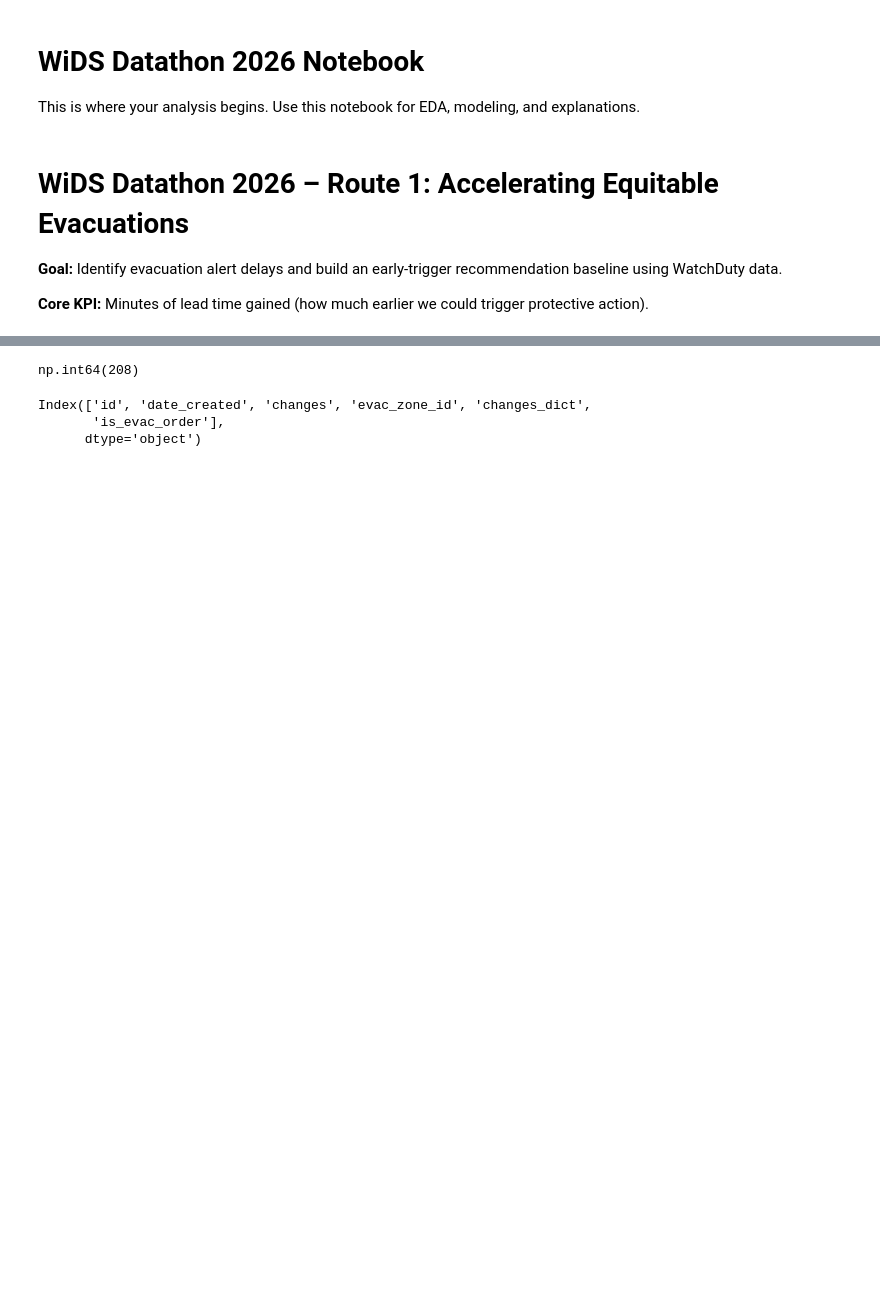
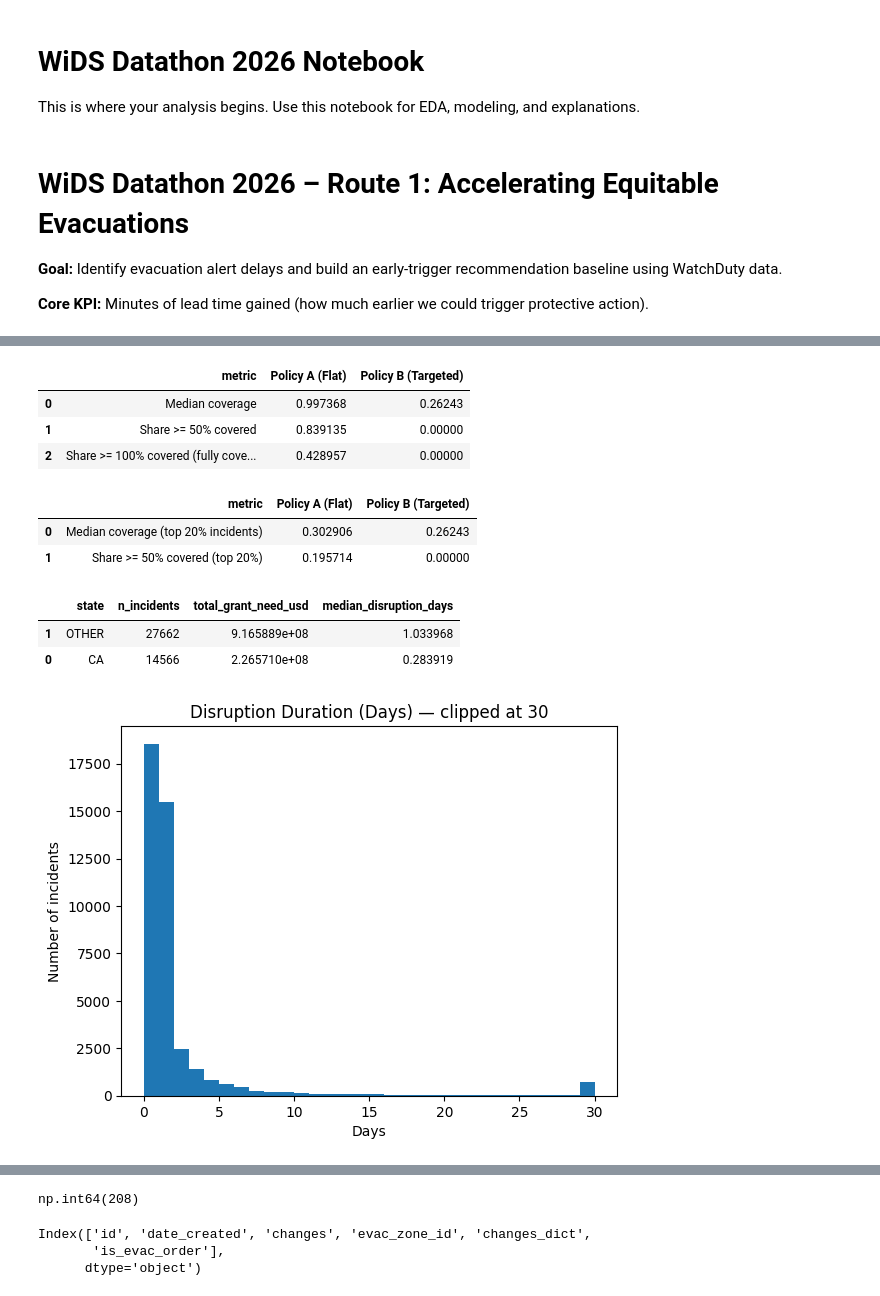
Before and after one commit to hamzukus1234/wids-datathon-university-template, a Jupyter notebook: notebook.ipynb, the cells around one changed output, grey strips where cells are left out. Drawn from its saved outputs; the diff is of its cells as text; code cells hidden in the pictures; blank space fills up the shorter version.

```diff
--- a/notebook.ipynb
+++ b/notebook.ipynb
@@ -230,0 +170,79 @@ k.most_common(30)
+# %%
+# Buget scenariu (poți schimba valoarea pentru slide-uri)
+TOTAL_BUDGET = 300_000_000  # 300M USD
+
+# Policy A: flat per incident (toți primesc la fel)
+flat_per_incident = TOTAL_BUDGET / incidents_ok["geo_event_id"].nunique()
+incidents_ok["policyA_paid_usd"] = flat_per_incident
+
+# Policy B: targeted proportional cu nevoia estimată
+total_need = incidents_ok["grant_need_estimate_usd"].sum()
+incidents_ok["policyB_paid_usd"] = TOTAL_BUDGET * (incidents_ok["grant_need_estimate_usd"] / total_need)
+
+# Coverage ratio = cât la sută din need acoperă
+incidents_ok["covA"] = incidents_ok["policyA_paid_usd"] / incidents_ok["grant_need_estimate_usd"]
+incidents_ok["covB"] = incidents_ok["policyB_paid_usd"] / incidents_ok["grant_need_estimate_usd"]
+
+# Rezumat ușor de pus în slide
+summary_policy = pd.DataFrame({
+    "metric": [
+        "Median coverage",
+        "Share >= 50% covered",
+        "Share >= 100% covered (fully covered)"
+    ],
+    "Policy A (Flat)": [
+        incidents_ok["covA"].median(),
+        (incidents_ok["covA"] >= 0.5).mean(),
+        (incidents_ok["covA"] >= 1.0).mean()
+    ],
+    "Policy B (Targeted)": [
+        incidents_ok["covB"].median(),
+        (incidents_ok["covB"] >= 0.5).mean(),
+        (incidents_ok["covB"] >= 1.0).mean()
+    ]
+})
+
+summary_policy
+# %% [output]
+|  | metric | Policy A (Flat) | Policy B (Targeted) |
+| 0 | Median coverage | 0.997368 | 0.26243 |
+| 1 | Share >= 50% covered | 0.839135 | 0.00000 |
+| 2 | Share >= 100% covered (fully cove... | 0.428957 | 0.00000 |
+# %%
+# Definim incidentele cu impact mare (top 20% după need)
+threshold = incidents_ok["grant_need_estimate_usd"].quantile(0.80)
+high_need = incidents_ok[incidents_ok["grant_need_estimate_usd"] >= threshold]
+
+pd.DataFrame({
+    "metric": ["Median coverage (top 20% incidents)",
+               "Share >= 50% covered (top 20%)"],
+    "Policy A (Flat)": [
+        high_need["covA"].median(),
+        (high_need["covA"] >= 0.5).mean()
+    ],
+    "Policy B (Targeted)": [
+        high_need["covB"].median(),
+        (high_need["covB"] >= 0.5).mean()
+    ]
+})
+# %% [output]
+|  | metric | Policy A (Flat) | Policy B (Targeted) |
+| 0 | Median coverage (top 20% incidents) | 0.302906 | 0.26243 |
+| 1 | Share >= 50% covered (top 20%) | 0.195714 | 0.00000 |
+# %%
+state_summary[["state", "n_incidents", "total_grant_need_usd", "median_disruption_days"]]
+# %% [output]
+|  | state | n_incidents | total_grant_need_usd | median_disruption_days |
+| 1 | OTHER | 27662 | 9.165889e+08 | 1.033968 |
+| 0 | CA | 14566 | 2.265710e+08 | 0.283919 |
+# %%
+import matplotlib.pyplot as plt
+
+plt.figure()
+plt.hist(incidents_ok["disruption_days"].clip(upper=30), bins=30)
+plt.title("Disruption Duration (Days) — clipped at 30")
+plt.xlabel("Days")
+plt.ylabel("Number of incidents")
+plt.show()
+# %% [output]
+[figure, added]
```
Also changed, not shown: parts of 20 cells of this notebook.
